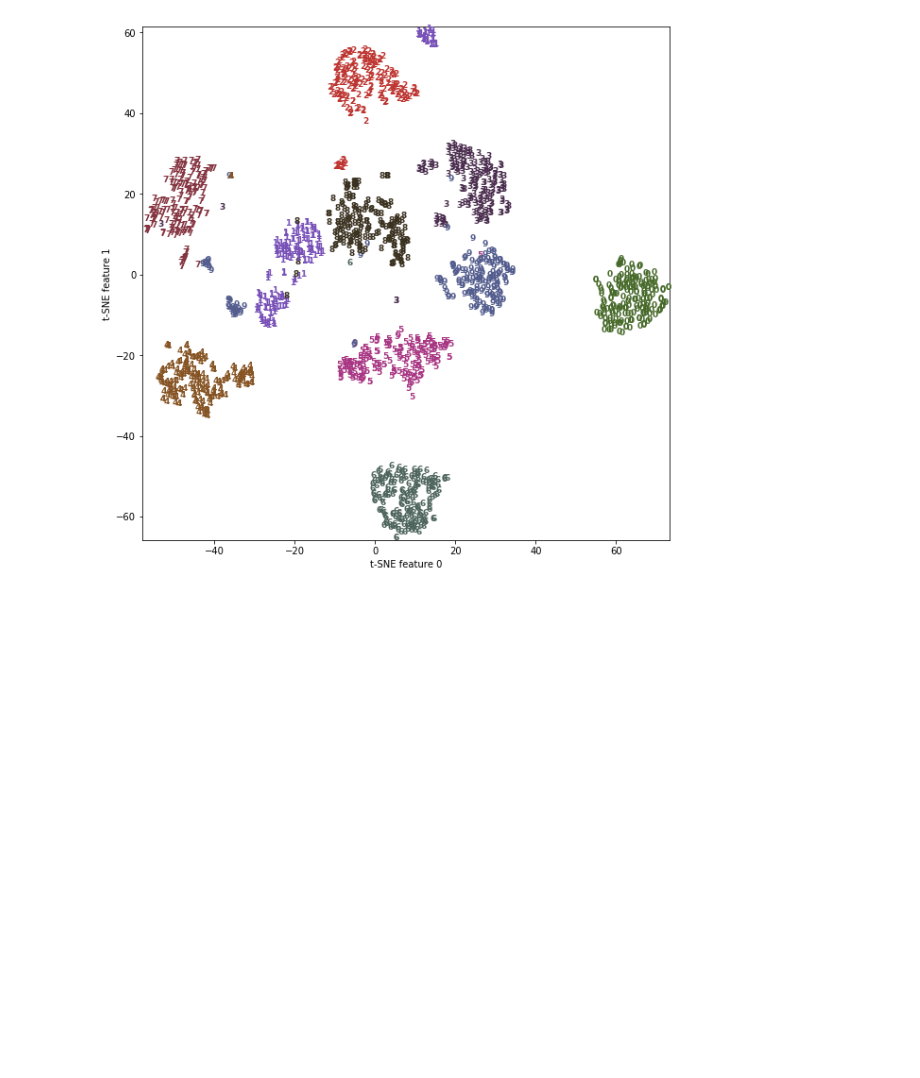
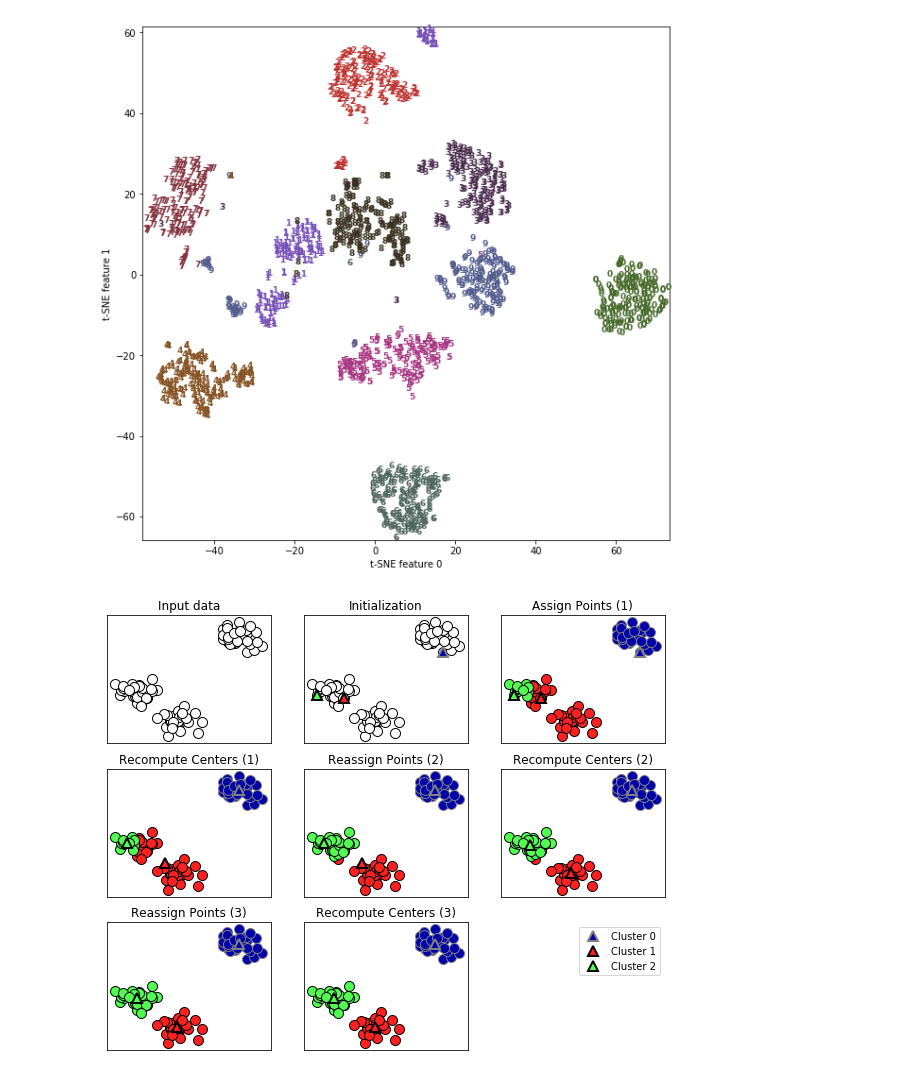
Before and after one commit to numa08/MachineLerningWithPython, a Jupyter notebook: chapter3/chapter3.ipynb, the cells around one changed output. Saved outputs shown, nothing was run; the diff lists cells and outputs as text; code cells hidden in the pictures; blank space fills up the shorter version.

```diff
--- a/chapter3/chapter3.ipynb
+++ b/chapter3/chapter3.ipynb
@@ -477,3 +477,7 @@ plt.ylabel("t-SNE feature 1")
 # %% [output]
 Text(0, 0.5, 't-SNE feature 1')
 [figure]
+# %%
+mglearn.plots.plot_kmeans_algorithm()
+# %% [output]
+[figure, added]
```
Also changed, not shown: parts of 13 cells of this notebook.
